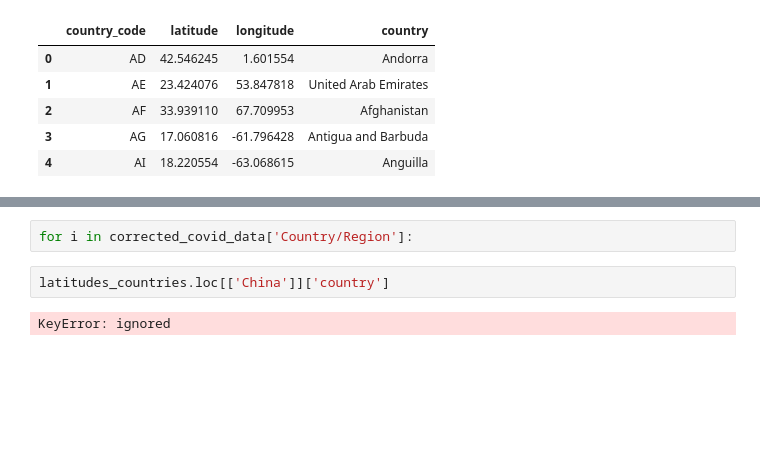
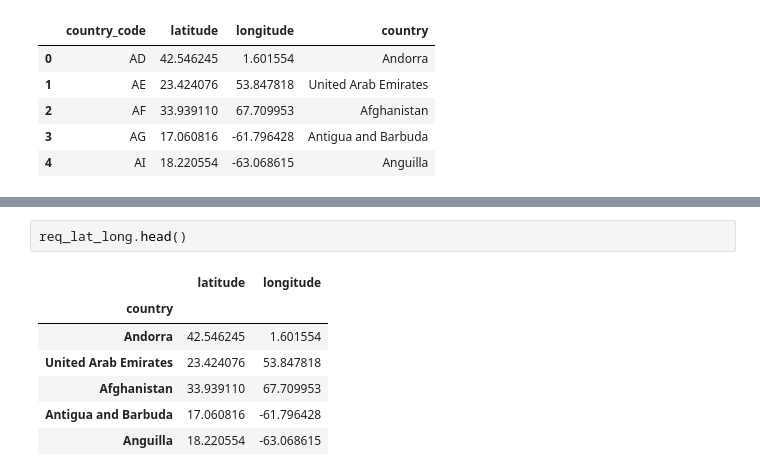
Before and after one commit to newb-dev-1008/GetBoarded_Latitude, a Jupyter notebook: GetBoarded_CoVID_across_Latitudes.ipynb, the cells around one changed output, grey strips where cells are left out. Saved outputs shown, nothing was run; the diff lists cells and outputs as text; blank space fills up the shorter version.

```diff
--- a/GetBoarded_CoVID_across_Latitudes.ipynb
+++ b/GetBoarded_CoVID_across_Latitudes.ipynb
@@ -255,6 +212,10 @@ req_lat_long.set_index('country')
-# %%
-for i in corrected_covid_data['Country/Region']:
-# %%
-latitudes_countries.loc[['China']]['country']
-# %% [output]
-KeyError: ignored
+# %%
+req_lat_long.head()
+# %% [output]
+|  | latitude | longitude |
+| country |  |  |
+| Andorra | 42.546245 | 1.601554 |
+| United Arab Emirates | 23.424076 | 53.847818 |
+| Afghanistan | 33.939110 | 67.709953 |
+| Antigua and Barbuda | 17.060816 | -61.796428 |
+| Anguilla | 18.220554 | -63.068615 |
```
Also changed, not shown: parts of 7 cells of this notebook.
